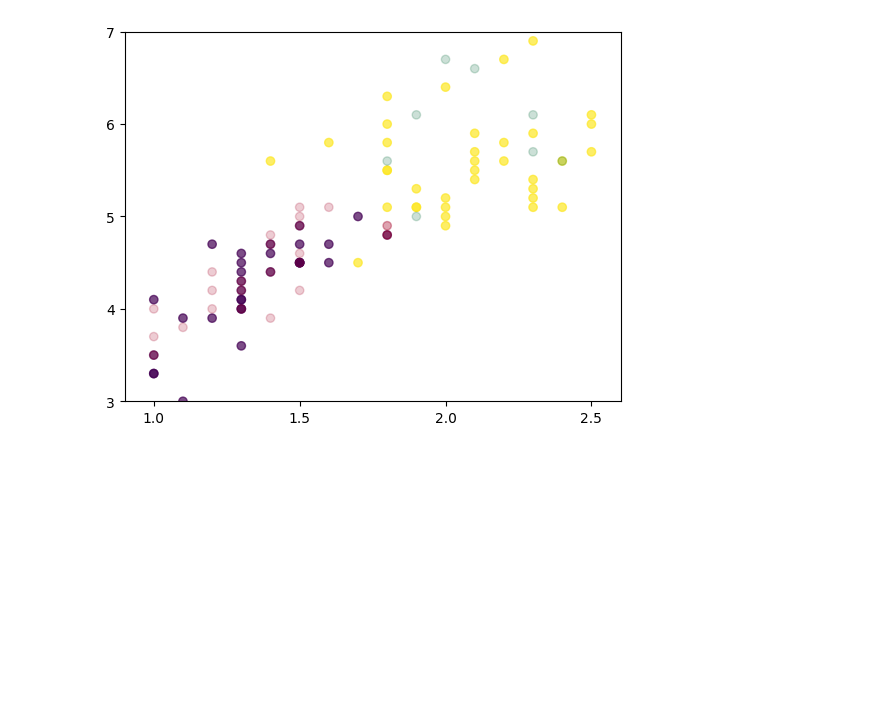
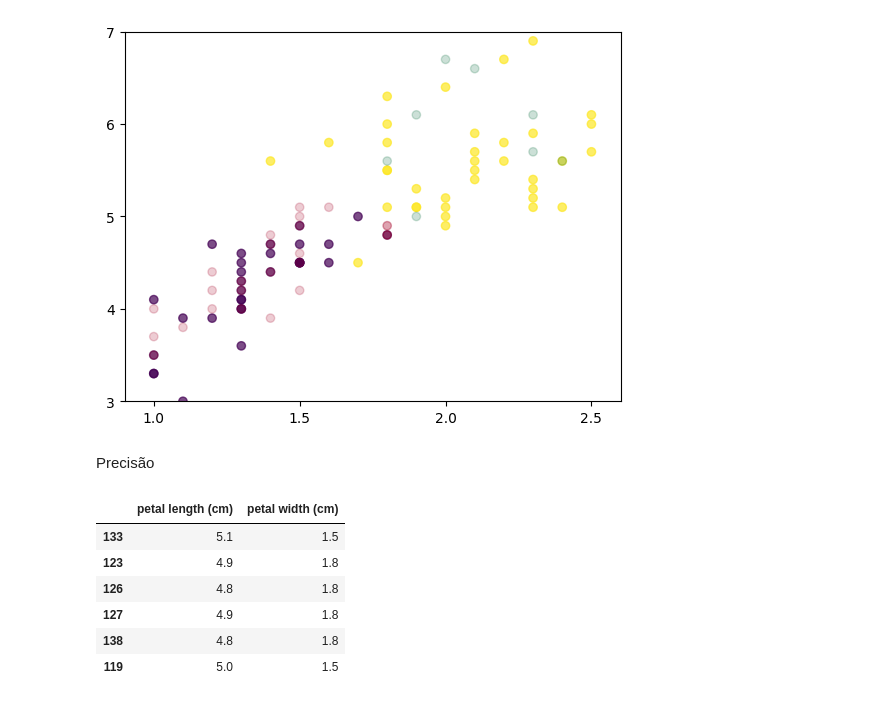
Before and after one commit to chandrasantos/k-nn_algortimopreditivo_iris_UFMS, a Jupyter notebook: UFMS_conjuntoIRIS.ipynb, the cells around one changed output. Drawn from its saved outputs; the diff is of its cells as text; code cells hidden in the pictures; blank space fills up the shorter version.

```diff
--- a/UFMS_conjuntoIRIS.ipynb
+++ b/UFMS_conjuntoIRIS.ipynb
@@ -123,3 +125,15 @@ ax.set(xlim=(0.9,2.6), xticks=[1,1.5,2,2.5],
 plt.show()
 # %% [output]
 [figure]
+# %% [markdown]
+Precisão
+# %%
+x_test[y_test !=y_pred]
+# %% [output]
+|  | petal length (cm) | petal width (cm) |
+| 133 | 5.1 | 1.5 |
+| 123 | 4.9 | 1.8 |
+| 126 | 4.8 | 1.8 |
+| 127 | 4.9 | 1.8 |
+| 138 | 4.8 | 1.8 |
+| 119 | 5.0 | 1.5 |
```
Also changed, not shown: parts of 1 cell of this notebook.
